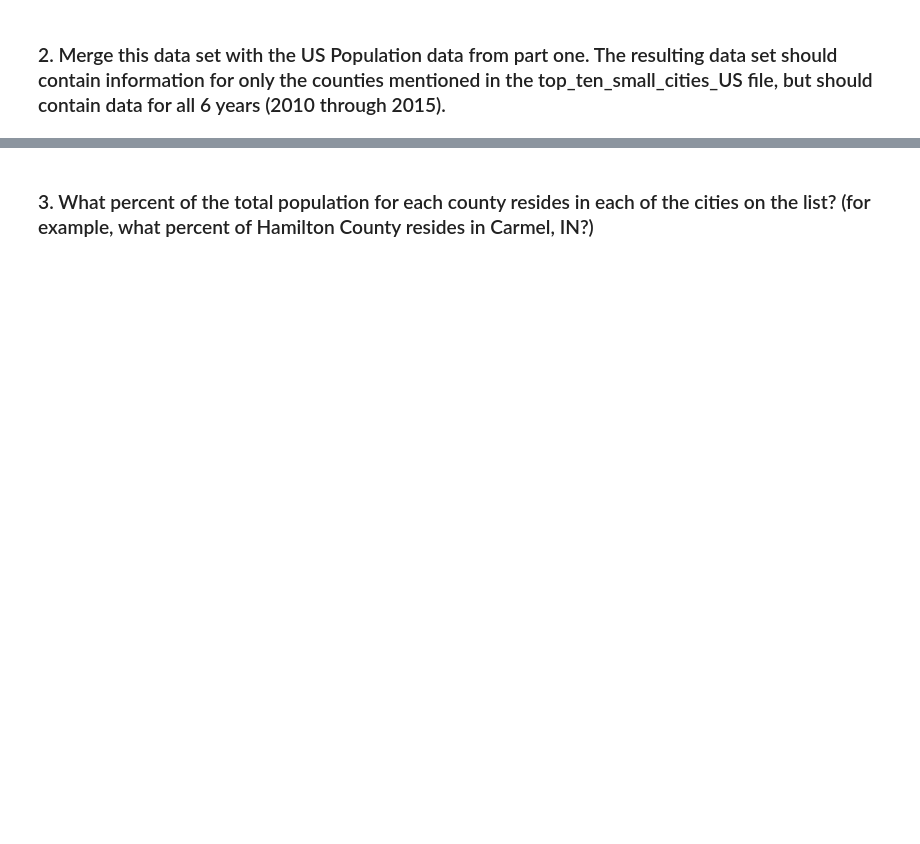
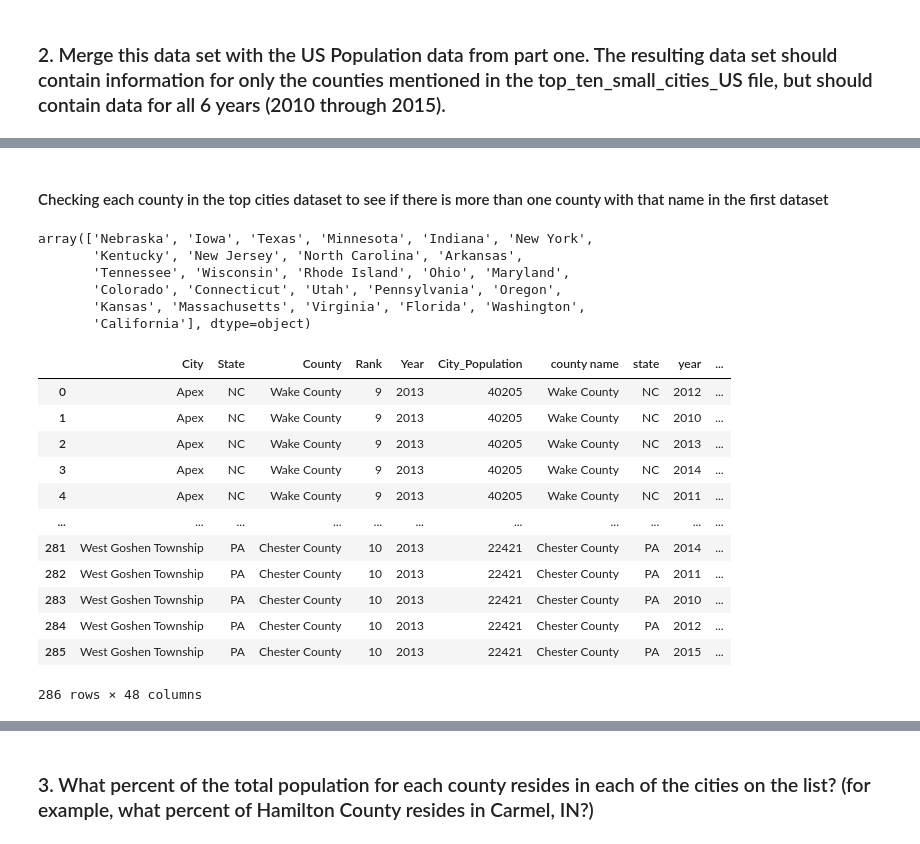
Before and after one commit to jpetersen626/Nielsen_Interview_Analytics, a Jupyter notebook: Nielsen_Analytics_Case_Study_JP.ipynb, the cells around one changed output, grey strips where cells are left out. Saved outputs shown, nothing was run; the diff lists cells and outputs as text; code cells hidden in the pictures; blank space fills up the shorter version.

```diff
--- a/Nielsen_Analytics_Case_Study_JP.ipynb
+++ b/Nielsen_Analytics_Case_Study_JP.ipynb
@@ -543,3 +545,5 @@ As far as next steps, I might next go into the details for the smaller counties
 # Part Two: Top 10 Best Cities to Live In
 # %% [markdown]
 ### 1. Import and clean the data set (if needed).
+# %%
+data_2 = pd.read_csv('top_ten_small_cities_US.csv')
@@ -546,2 +586,9 @@ As far as next steps, I might next go into the details for the smaller counties
 # %% [markdown]
 ### 2. Merge this data set with the US Population data from part one. The resulting data set should contain information for only the counties mentioned in the top_ten_small_cities_US file, but should contain data for all 6 years (2010 through 2015).
+# %%
+# making a list of the counties in the top ten cities df
+counties_2 = data_2['County'].unique().tolist()
+# %%
+# filtering the original dataset to just have those counties in the top cities df
+data_counties = data[data['county name'].isin(counties_2)]
+data_counties.head()
@@ -547,0 +603,56 @@ As far as next steps, I might next go into the details for the smaller counties
+# %% [markdown]
+#### Checking each county in the top cities dataset to see if there is more than one county with that name in the first dataset
+# %%
+data_counties['state'].unique()
+# %% [output]
+array(['Nebraska', 'Iowa', 'Texas', 'Minnesota', 'Indiana', 'New York',
+       'Kentucky', 'New Jersey', 'North Carolina', 'Arkansas',
+       'Tennessee', 'Wisconsin', 'Rhode Island', 'Ohio', 'Maryland',
+       'Colorado', 'Connecticut', 'Utah', 'Pennsylvania', 'Oregon',
+       'Kansas', 'Massachusetts', 'Virginia', 'Florida', 'Washington',
+       'California'], dtype=object)
+# %%
+# changing the state names to abbreviations for comparisons
+data_counties['state'].replace('Nebraska', 'NE', inplace=True)
+data_counties['state'].replace('Iowa', 'IA', inplace=True)
+data_counties['state'].replace('Texas', 'TX', inplace=True)
+data_counties['state'].replace('Minnesota', 'MN', inplace=True)
+data_counties['state'].replace('Indiana', 'IN', inplace=True)
+data_counties['state'].replace('New York', 'NY', inplace=True)
+data_counties['state'].replace('Kentucky', 'KY', inplace=True)
+data_counties['state'].replace('New Jersey', 'NJ', inplace=True)
+data_counties['state'].replace('North Carolina', 'NC', inplace=True)
+data_counties['state'].replace('Arkansas', 'AR', inplace=True)
+data_counties['state'].replace('Tennessee', 'TN', inplace=True)
+data_counties['state'].replace('Wisconsin', 'WI', inplace=True)
+data_counties['state'].replace('Rhode Island', 'RI', inplace=True)
+data_counties['state'].replace('Ohio', 'OH', inplace=True)
+data_counties['state'].replace('Maryland', 'MD', inplace=True)
+data_counties['state'].replace('Colorado', 'CO', inplace=True)
+data_counties['state'].replace('Connecticut', 'CT', inplace=True)
+data_counties['state'].replace('Utah', 'UT', inplace=True)
+data_counties['state'].replace('Pennsylvania', 'PA', inplace=True)
+data_counties['state'].replace('Oregon', 'OR', inplace=True)
+data_counties['state'].replace('Kansas', 'KS', inplace=True)
+data_counties['state'].replace('Massachusetts', 'MA', inplace=True)
+data_counties['state'].replace('Virginia', 'VA', inplace=True)
+data_counties['state'].replace('Florida', 'FL', inplace=True)
+data_counties['state'].replace('Washington', 'WA', inplace=True)
+data_counties['state'].replace('California', 'CA', inplace=True)
+# %%
+data_final = data_2.merge(data_counties, how='outer', left_on='County', right_on='county name')
+data_final
+# %% [output]
+|  | City | State | County | Rank | Year | City_Population | county name | state | year | ... |
+| 0 | Apex | NC | Wake County | 9 | 2013 | 40205 | Wake County | NC | 2012 | ... |
+| 1 | Apex | NC | Wake County | 9 | 2013 | 40205 | Wake County | NC | 2010 | ... |
+| 2 | Apex | NC | Wake County | 9 | 2013 | 40205 | Wake County | NC | 2013 | ... |
+| 3 | Apex | NC | Wake County | 9 | 2013 | 40205 | Wake County | NC | 2014 | ... |
+| 4 | Apex | NC | Wake County | 9 | 2013 | 40205 | Wake County | NC | 2011 | ... |
+| ... | ... | ... | ... | ... | ... | ... | ... | ... | ... | ... |
+| 281 | West Goshen Township | PA | Chester County | 10 | 2013 | 22421 | Chester County | PA | 2014 | ... |
+| 282 | West Goshen Township | PA | Chester County | 10 | 2013 | 22421 | Chester County | PA | 2011 | ... |
+| 283 | West Goshen Township | PA | Chester County | 10 | 2013 | 22421 | Chester County | PA | 2010 | ... |
+| 284 | West Goshen Township | PA | Chester County | 10 | 2013 | 22421 | Chester County | PA | 2012 | ... |
+| 285 | West Goshen Township | PA | Chester County | 10 | 2013 | 22421 | Chester County | PA | 2015 | ... |
+286 rows × 48 columns
```
Also changed, not shown: parts of 23 cells of this notebook.
